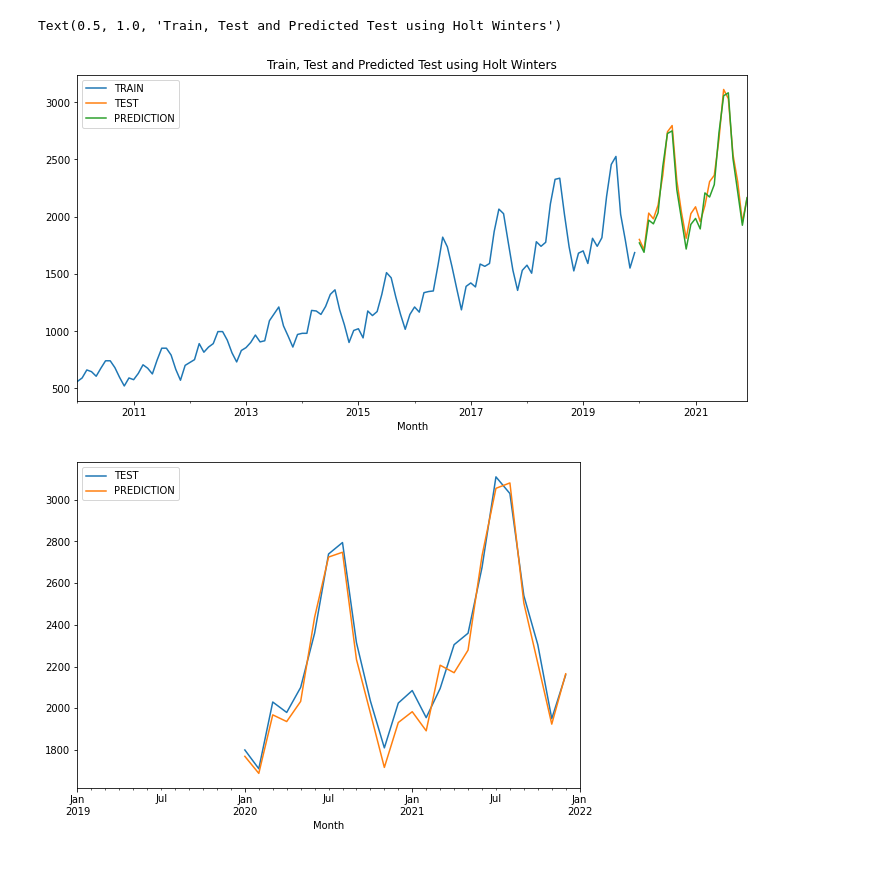
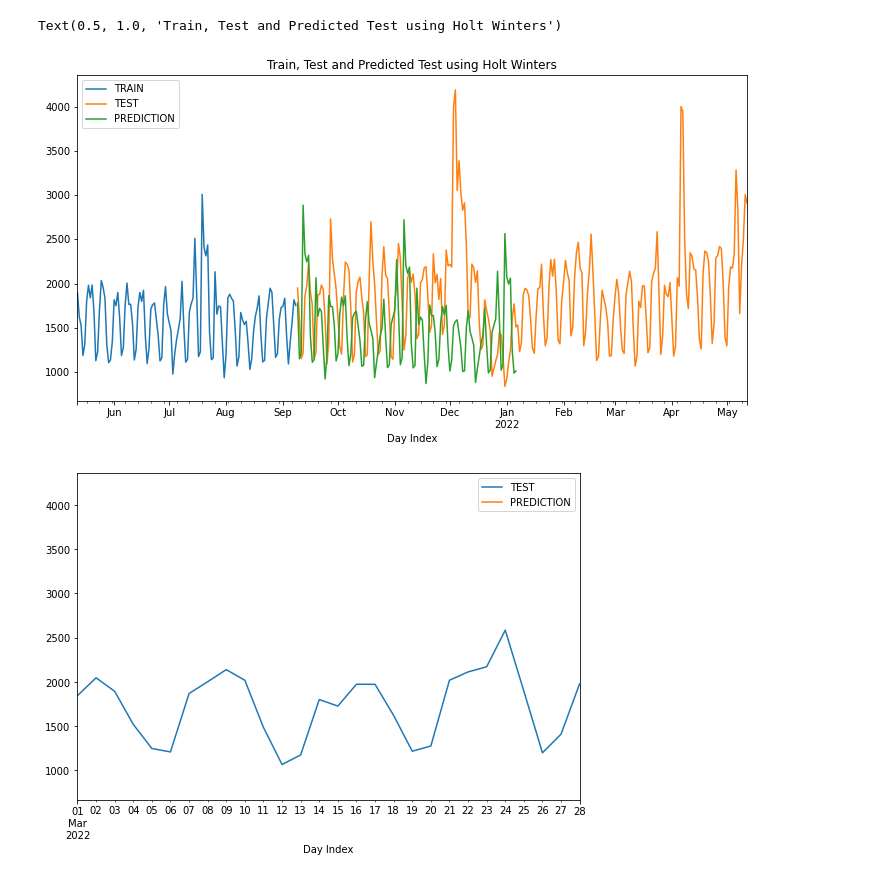
Before and after one commit to TomerHason/Tomer-Projects, a Jupyter notebook: Pandas/Holt-Winters Forecasting.ipynb, the cells around one changed output. Drawn from its saved outputs; the diff is of its cells as text; code cells hidden in the pictures.

```diff
--- a/Pandas/Holt-Winters Forecasting.ipynb
+++ b/Pandas/Holt-Winters Forecasting.ipynb
@@ -86,25 +86,25 @@ df.shape
 # %%
-forecast_data = pd.read_excel("new users.xlsx",index_col="Month",parse_dates=True)
-forecast_data.index.freq = "MS"
+forecast_data = pd.read_excel("Google Merchandise Store.xlsx",index_col='Day Index',parse_dates=True)
+forecast_data.index.freq = "D"
 
 train_df = forecast_data[:120] # נתונים ראשונים
-test_df = forecast_data[120:] # נתונים אחרונים
+test_df = forecast_data[120:366] # נתונים אחרונים
 # %%
 # תחזית
-fitted_model = ExponentialSmoothing(train_df["New Users"],trend="mul",seasonal="mul",seasonal_periods=12).fit()
-test_predictions = fitted_model.forecast(24)
+fitted_model = ExponentialSmoothing(train_df["New Users"],trend="mul",seasonal="mul",seasonal_periods=55).fit()
+test_predictions = fitted_model.forecast(120)
 train_df["New Users"].plot(legend=True,label="TRAIN",figsize = (12,6))
 test_df["New Users"].plot(legend=True,label="TEST",figsize = (12,6))
 test_predictions.plot(legend=True,label="PREDICTION",figsize = (12,6))
 plt.title("Train, Test and Predicted Test using Holt Winters")
 # %% [output]
 Text(0.5, 1.0, 'Train, Test and Predicted Test using Holt Winters')
-[figure, old version]
+[figure, new version]
 # %%
 test_df["New Users"].plot(legend=True,label="TEST",figsize=(9,6))
-test_predictions.plot(legend=True,label="PREDICTION",xlim=["2019.01.01","2022.01.01"]);
+test_predictions.plot(legend=True,label="PREDICTION",xlim=["2022-03-01","2022-03-28"]);
 # %% [output]
-[figure, old version]
+[figure, new version]
 # %%
 from sklearn.metrics import mean_absolute_error,mean_squared_error
 print(f"Mean Absolute Error = {mean_absolute_error(test_df,test_predictions)}")
```
Also changed, not shown: parts of 11 cells of this notebook, 1 other file.
